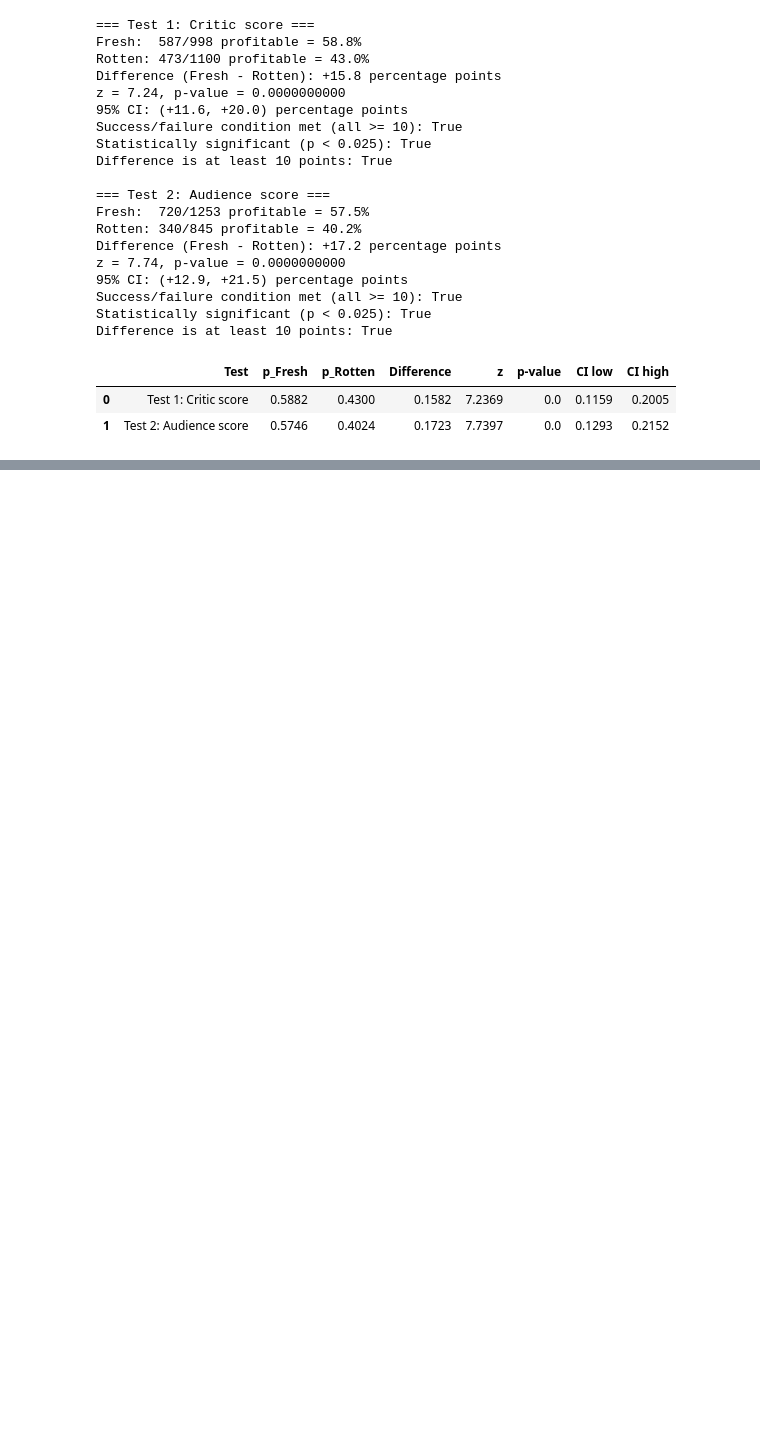
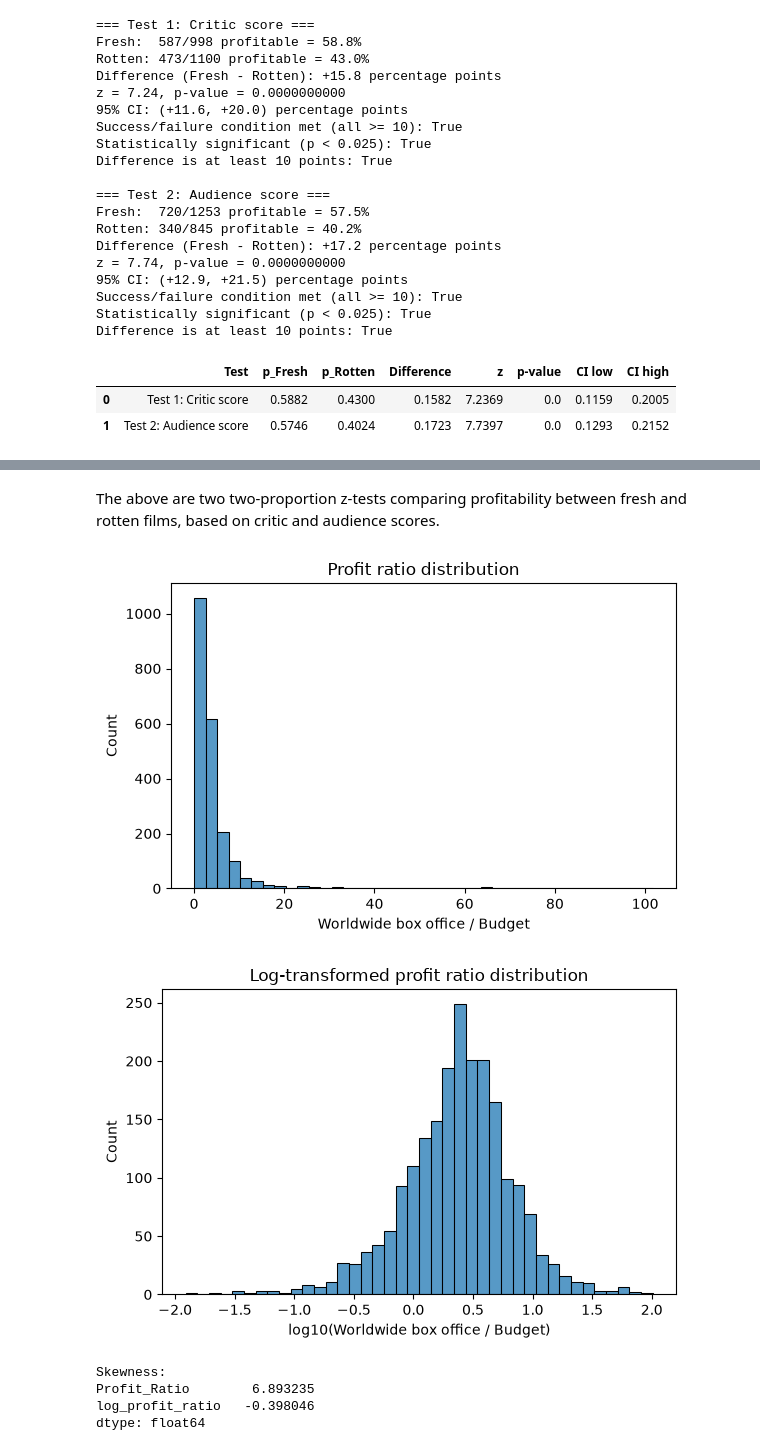
Before and after one commit to Galacticica/data-science-class, a Jupyter notebook: MovieData/movies.ipynb, the cells around one changed output, grey strips where cells are left out. Cells and saved outputs as stored; diff of their text form; code cells hidden in the pictures; blank space fills up the shorter version.

```diff
--- a/MovieData/movies.ipynb
+++ b/MovieData/movies.ipynb
@@ -166,0 +229,30 @@ Difference is at least 10 points: True
+# %% [markdown]
+The above are two two-proportion z-tests comparing profitability between fresh and rotten films, based on critic and audience scores.
+# %%
+from pathlib import Path
+figures_dir = Path("figures")
+figures_dir.mkdir(parents=True, exist_ok=True)
+
+clean["log_profit_ratio"] = np.log10(clean["Profit_Ratio"])
+
+for column, title, xlabel, filename in [
+    ("Profit_Ratio", "Profit ratio distribution", "Worldwide box office / Budget", "profit_ratio_distribution.png"),
+    ("log_profit_ratio", "Log-transformed profit ratio distribution", "log10(Worldwide box office / Budget)", "log_profit_ratio_distribution.png"),
+]:
+    fig, ax = plt.subplots(figsize=(6, 4))
+    sns.histplot(clean[column], bins=40, ax=ax)
+    ax.set_title(title)
+    ax.set_xlabel(xlabel)
+    fig.tight_layout()
+    fig.savefig(figures_dir / filename, dpi=300, bbox_inches="tight")
+    plt.show()
+
+print("Skewness:")
+print(clean[["Profit_Ratio", "log_profit_ratio"]].skew())
+# %% [output]
+[figure, added]
+[figure, added]
+Skewness:
+Profit_Ratio        6.893235
+log_profit_ratio   -0.398046
+dtype: float64
```
Also changed, not shown: parts of 12 cells of this notebook, 7 other files.
